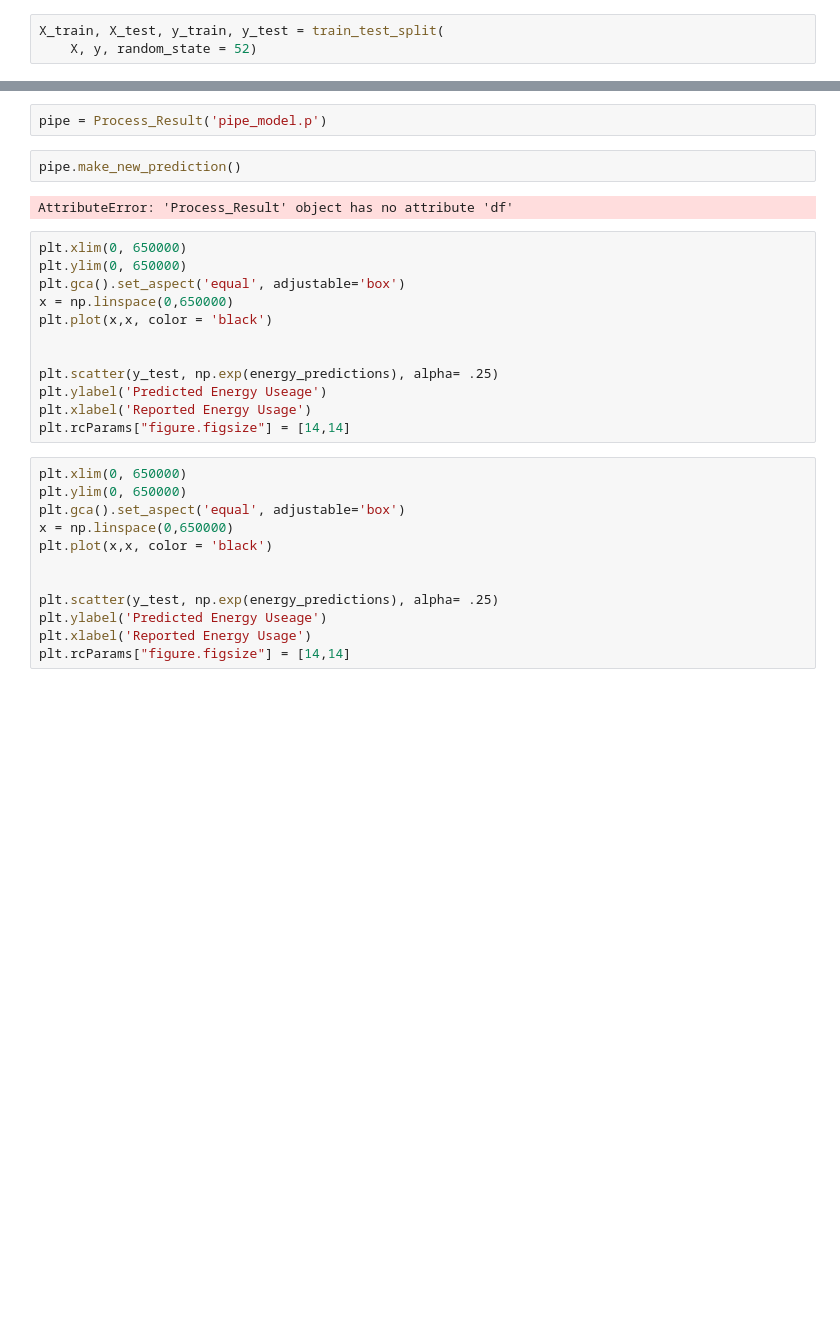
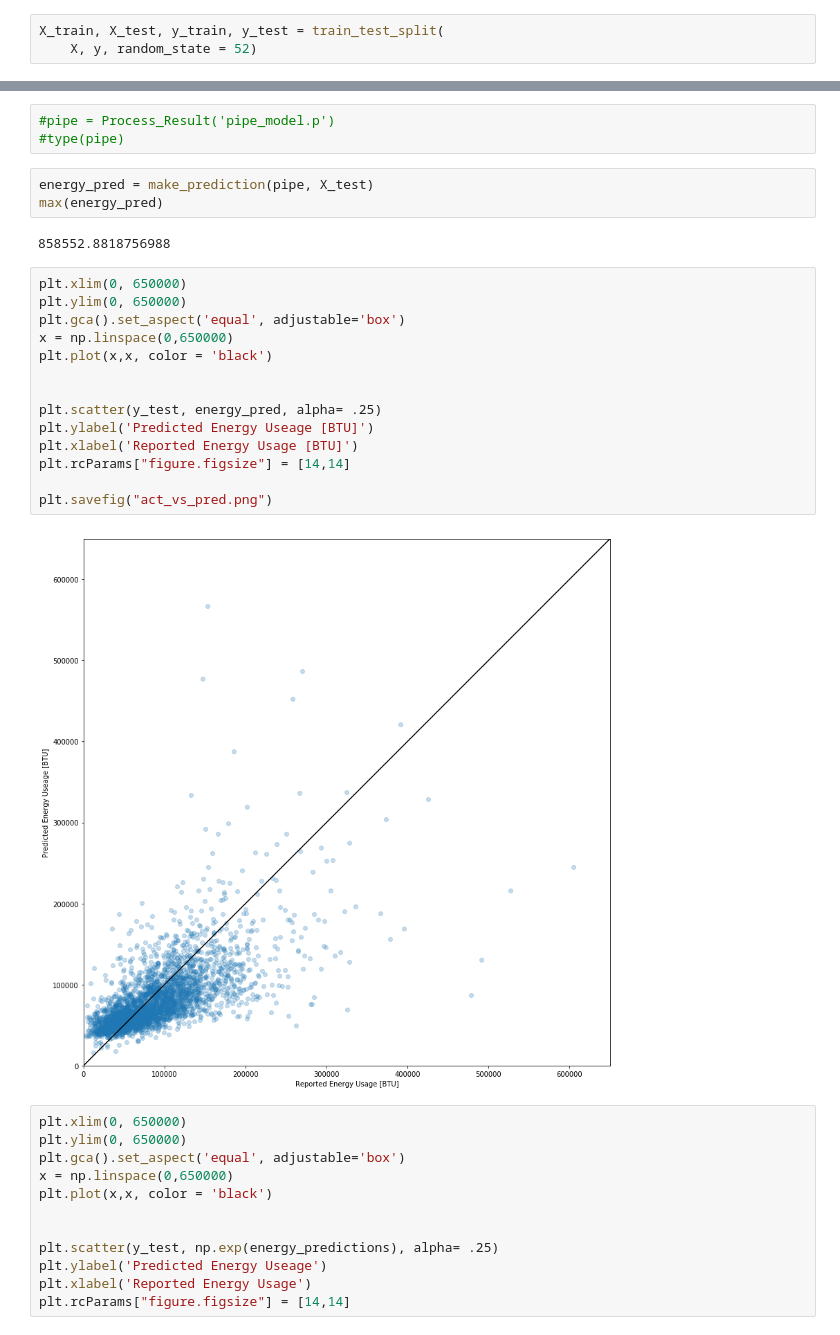
Before and after one commit to rlenaha2/Green-Plan-It, a Jupyter notebook: Final_pipeline.ipynb, the cells around one changed output, grey strips where cells are left out. Drawn from its saved outputs; the diff is of its cells as text; blank space fills up the shorter version.

Commit message:
Adding plot comparing actuals and predicted

```diff
--- a/Final_pipeline.ipynb
+++ b/Final_pipeline.ipynb
@@ -89,21 +76,27 @@ Pipeline(memory=None,
 # %%
-pipe = Process_Result('pipe_model.p')
+#pipe = Process_Result('pipe_model.p')
+#type(pipe)
-# %%
-pipe.make_new_prediction()
-# %% [output]
-AttributeError: 'Process_Result' object has no attribute 'df'
+# %%
+energy_pred = make_prediction(pipe, X_test)
+max(energy_pred)
+# %% [output]
+858552.8818756988
 # %%
 plt.xlim(0, 650000)
 plt.ylim(0, 650000)
 plt.gca().set_aspect('equal', adjustable='box')
 x = np.linspace(0,650000)
 plt.plot(x,x, color = 'black')
 
 
-plt.scatter(y_test, np.exp(energy_predictions), alpha= .25)
-plt.ylabel('Predicted Energy Useage')
-plt.xlabel('Reported Energy Usage')
+plt.scatter(y_test, energy_pred, alpha= .25)
+plt.ylabel('Predicted Energy Useage [BTU]')
+plt.xlabel('Reported Energy Usage [BTU]')
 plt.rcParams["figure.figsize"] = [14,14]
+
+plt.savefig("act_vs_pred.png")
+# %% [output]
+[figure, added]
 # %%
 plt.xlim(0, 650000)
 plt.ylim(0, 650000)
```
Also changed, not shown: parts of 3 cells of this notebook, 2 other files.
